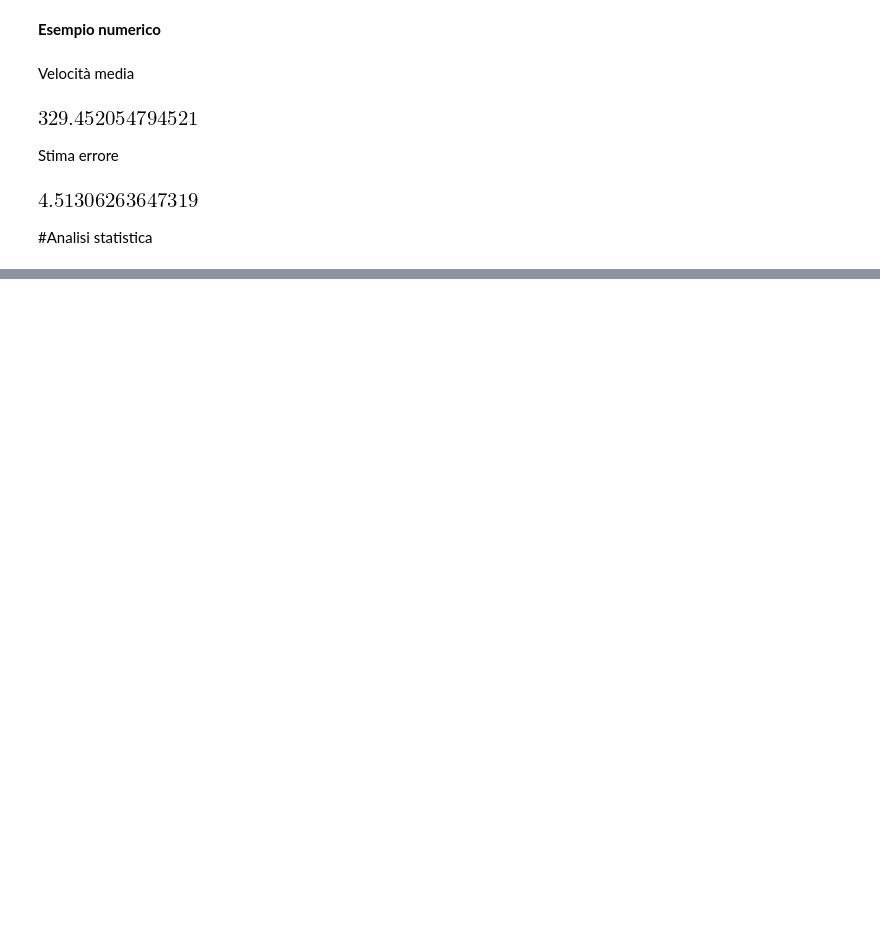
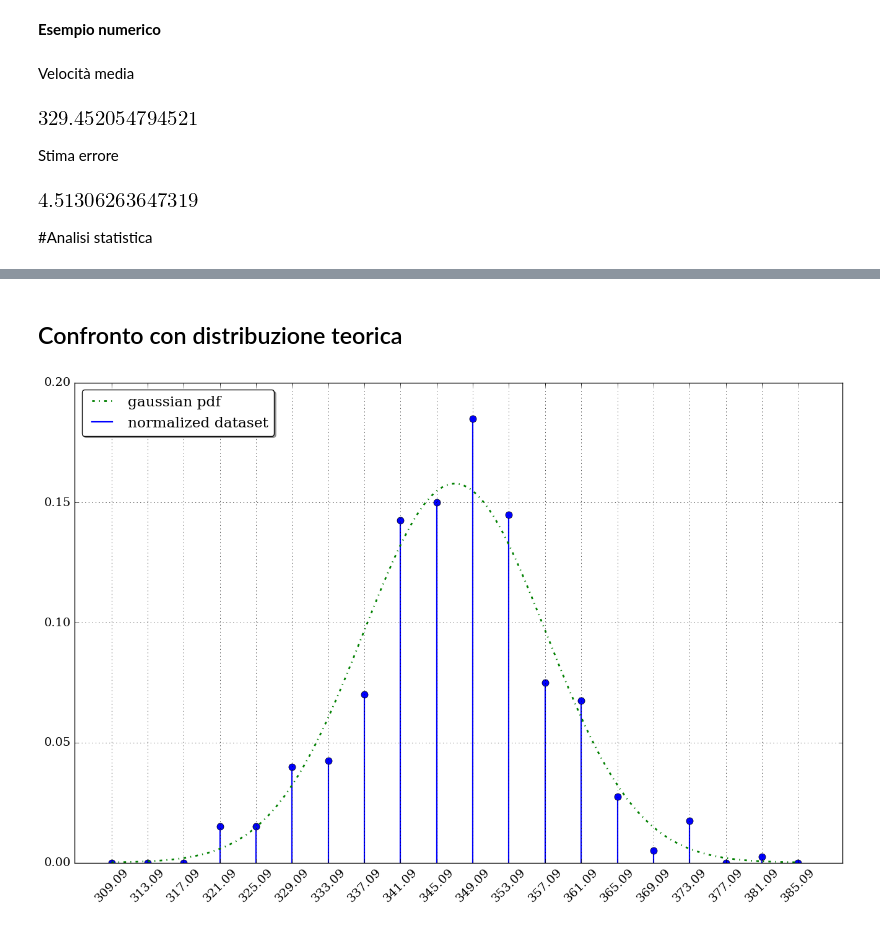
Before and after one commit to Ccaccia73/FluidodinamicaSperimentale, a Jupyter notebook: 01_Intro/01a_soundspeed.ipynb, the cells around one changed output, grey strips where cells are left out. Drawn from its saved outputs; the diff is of its cells as text; code cells hidden in the pictures; blank space fills up the shorter version.

```diff
--- a/01_Intro/01a_soundspeed.ipynb
+++ b/01_Intro/01a_soundspeed.ipynb
@@ -128,0 +180,15 @@ NameError: name 'np' is not defined
+# %% [markdown]
+## Confronto con distribuzione teorica
+# %%
+xb = [(bins[i]+bins[i+1])/2 for i in range(len(bins)-1)]
+xg = np.linspace(xp[0],xp[-1],1000)
+plt.figure(figsize=(16,10), dpi=300)
+plt.vlines(xb,np.zeros_like(n),n/sum(n),colors='b',label='normalized dataset',lw=1.6)
+plt.plot(xb,n/sum(n),'o',ms=8)
+plt.xticks(xb,rotation=45)
+plt.plot(xg, stats.norm.pdf(xg,μ,σ)*(bins[1]-bins[0]),'-.',lw=2,label='gaussian pdf')
+plt.legend(fancybox=True, loc='upper left', shadow=True)
+plt.xlim([305,390])
+plt.grid()
+# %% [output]
+[figure, added]
```
Also changed, not shown: parts of 18 cells of this notebook.
